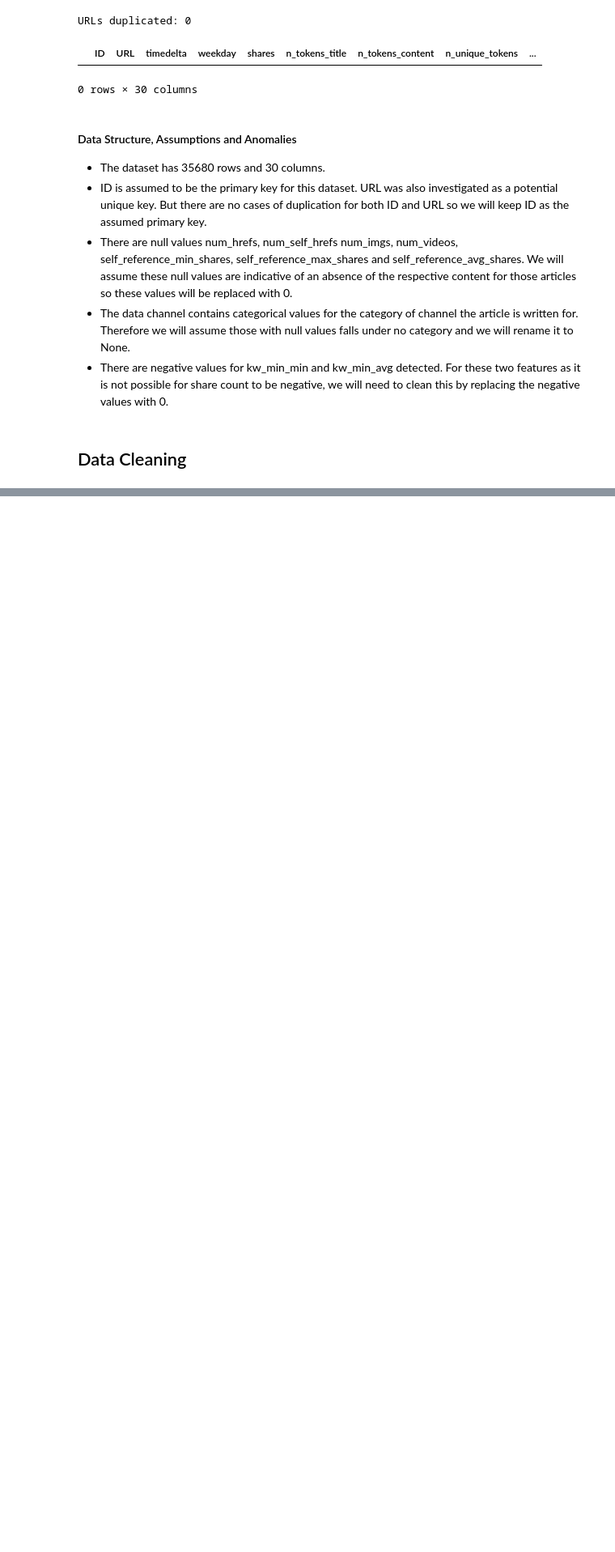
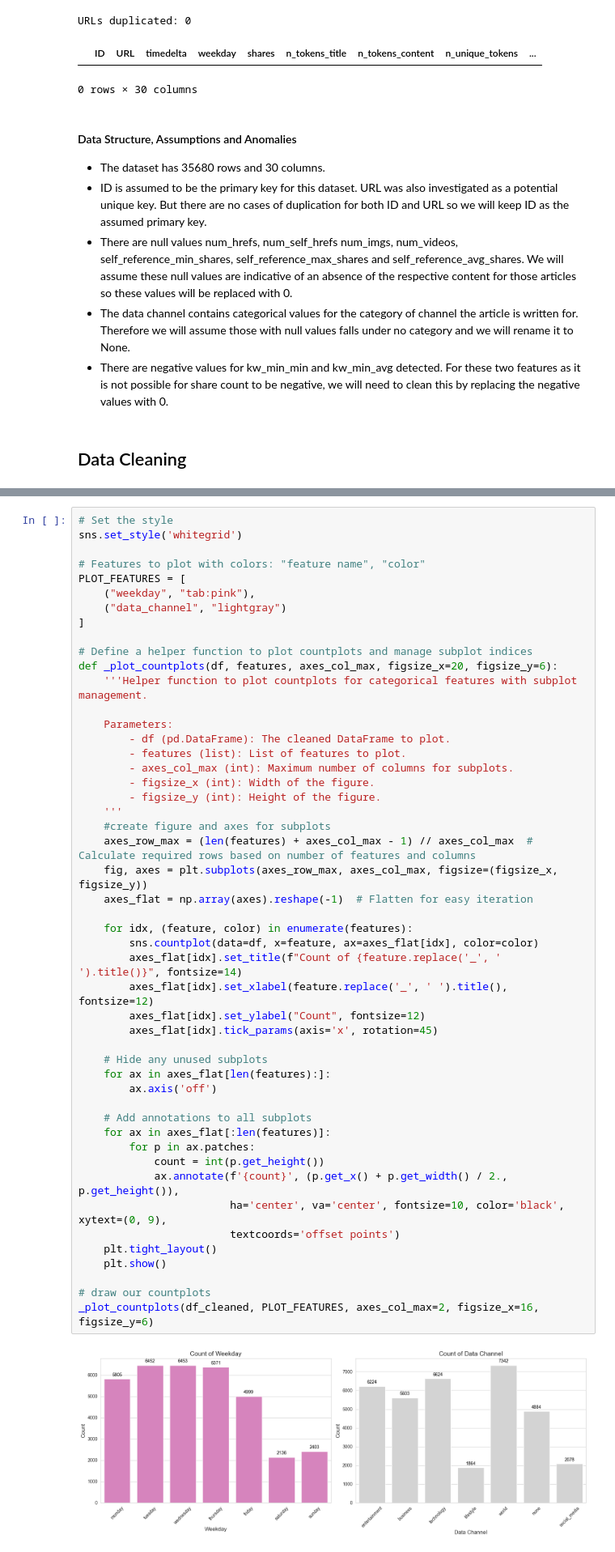
Before and after one commit to weirenong/aiap_mini_project_1, a Jupyter notebook: eda.ipynb, the cells around one changed output, grey strips where cells are left out. Shown at 81% size. Saved outputs shown, nothing was run; the diff lists cells and outputs as text; blank space fills up the shorter version.

```diff
--- a/eda.ipynb
+++ b/eda.ipynb
@@ -244,0 +355,51 @@ kw_min_avg: 0 negative values
+# %%
+# Set the style
+sns.set_style('whitegrid')
+
+# Features to plot with colors: "feature name", "color"
+PLOT_FEATURES = [
+    ("weekday", "tab:pink"),
+    ("data_channel", "lightgray")
+]
+
+# Define a helper function to plot countplots and manage subplot indices
+def _plot_countplots(df, features, axes_col_max, figsize_x=20, figsize_y=6):
+    '''Helper function to plot countplots for categorical features with subplot management.
+
+    Parameters:
+        - df (pd.DataFrame): The cleaned DataFrame to plot.
+        - features (list): List of features to plot.
+        - axes_col_max (int): Maximum number of columns for subplots.
+        - figsize_x (int): Width of the figure.
+        - figsize_y (int): Height of the figure.
+    '''
+    #create figure and axes for subplots
+    axes_row_max = (len(features) + axes_col_max - 1) // axes_col_max  # Calculate required rows based on number of features and columns
+    fig, axes = plt.subplots(axes_row_max, axes_col_max, figsize=(figsize_x, figsize_y))
+    axes_flat = np.array(axes).reshape(-1)  # Flatten for easy iteration
+
+    for idx, (feature, color) in enumerate(features):
+        sns.countplot(data=df, x=feature, ax=axes_flat[idx], color=color)
+        axes_flat[idx].set_title(f"Count of {feature.replace('_', ' ').title()}", fontsize=14)
+        axes_flat[idx].set_xlabel(feature.replace('_', ' ').title(), fontsize=12)
+        axes_flat[idx].set_ylabel("Count", fontsize=12)
+        axes_flat[idx].tick_params(axis='x', rotation=45)
+
+    # Hide any unused subplots
+    for ax in axes_flat[len(features):]:
+        ax.axis('off')
+
+    # Add annotations to all subplots
+    for ax in axes_flat[:len(features)]:
+        for p in ax.patches:
+            count = int(p.get_height())
+            ax.annotate(f'{count}', (p.get_x() + p.get_width() / 2., p.get_height()),
+                        ha='center', va='center', fontsize=10, color='black', xytext=(0, 9),
+                        textcoords='offset points')
+    plt.tight_layout()
+    plt.show()
+
+# draw our countplots
+_plot_countplots(df_cleaned, PLOT_FEATURES, axes_col_max=2, figsize_x=16, figsize_y=6)
+# %% [output]
+[figure, added]
```
Also changed, not shown: parts of 44 cells of this notebook.
